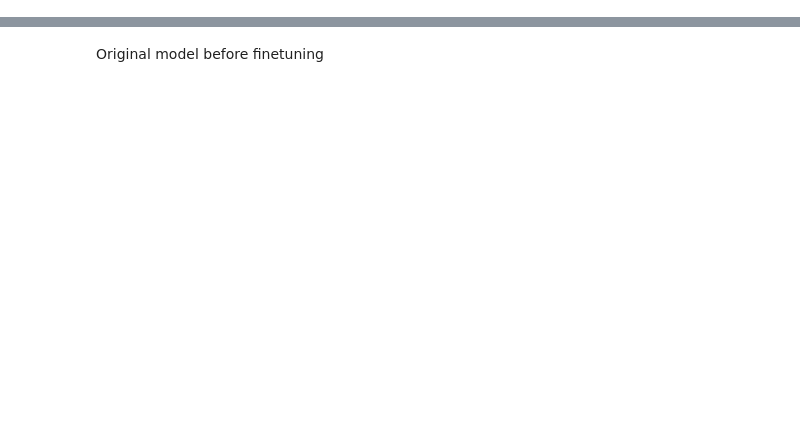
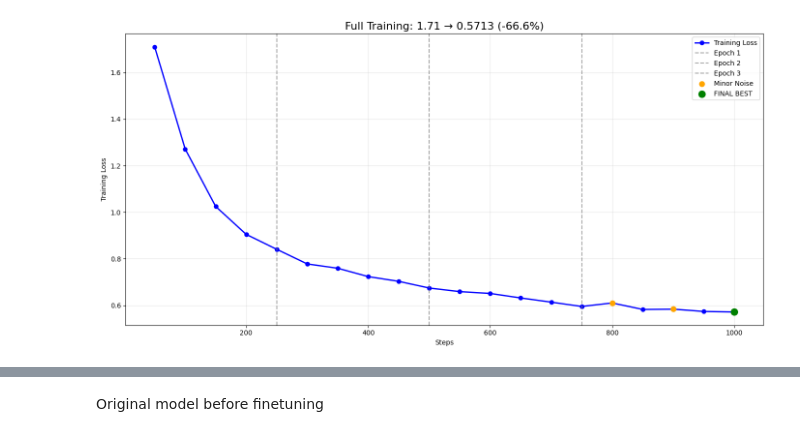
Before and after one commit to VictorAbhi/speechbridge, a Jupyter notebook: notebooks/finetuning_for_nepali.ipynb, the cells around one changed output, grey strips where cells are left out. Saved outputs shown, nothing was run; the diff lists cells and outputs as text; code cells hidden in the pictures; blank space fills up the shorter version.

```diff
--- a/notebooks/finetuning_for_nepali.ipynb
+++ b/notebooks/finetuning_for_nepali.ipynb
@@ -362,0 +421,24 @@ TrainOutput(global_step=1000, training_loss=0.7454318752288819, metrics={'train_
+# %%
+# plotting losses
+import matplotlib.pyplot as plt
+
+steps = [50,100,150,200,250,300,350,400,450,500,550,600,650,700,750,800,850,900,950,1000]
+losses = [1.7103,1.2716,1.0247,0.9048,0.8407,0.7779,0.7592,0.7234,0.7030,
+          0.6742,0.6588,0.6509,0.6316,0.6136,0.5950,0.6101,0.5822,0.5835,0.5736,0.5713]
+
+plt.figure(figsize=(14, 7))
+plt.plot(steps, losses, 'o-', label='Training Loss', color='blue', linewidth=2)
+plt.axvline(250, color='gray', linestyle='--', alpha=0.7, label='Epoch 1')
+plt.axvline(500, color='gray', linestyle='--', alpha=0.7, label='Epoch 2')
+plt.axvline(750, color='gray', linestyle='--', alpha=0.7, label='Epoch 3')
+plt.scatter([800,900], [0.6101,0.5835], color='orange', s=60, label='Minor Noise', zorder=5)
+plt.scatter(1000, 0.5713, color='green', s=100, label='FINAL BEST', zorder=5)
+plt.title('Full Training: 1.71 → 0.5713 (-66.6%)', fontsize=16)
+plt.xlabel('Steps')
+plt.ylabel('Training Loss')
+plt.legend()
+plt.grid(True, alpha=0.3)
+plt.tight_layout()
+plt.show()
+# %% [output]
+[figure, added]
```
Also changed, not shown: parts of 34 cells of this notebook.
